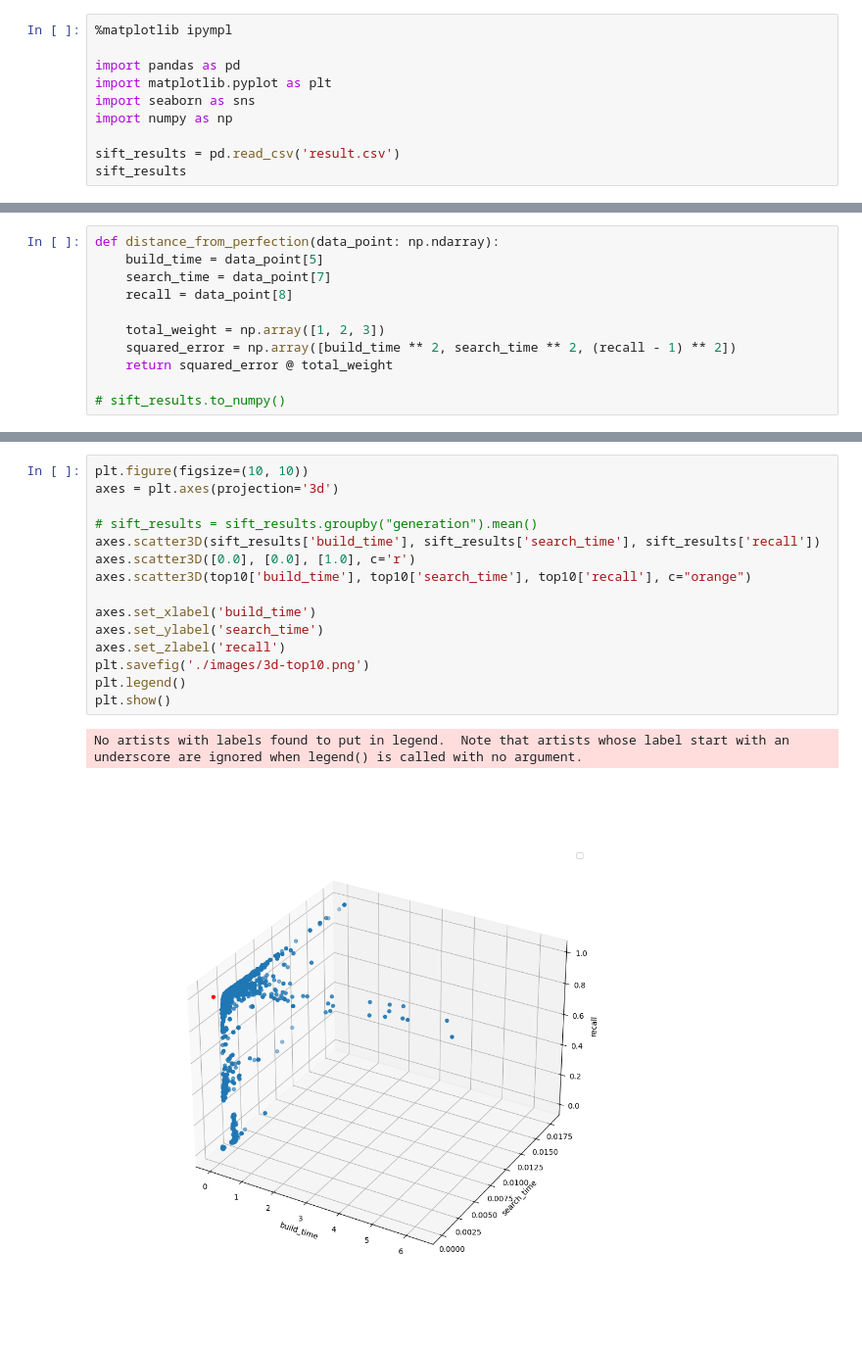
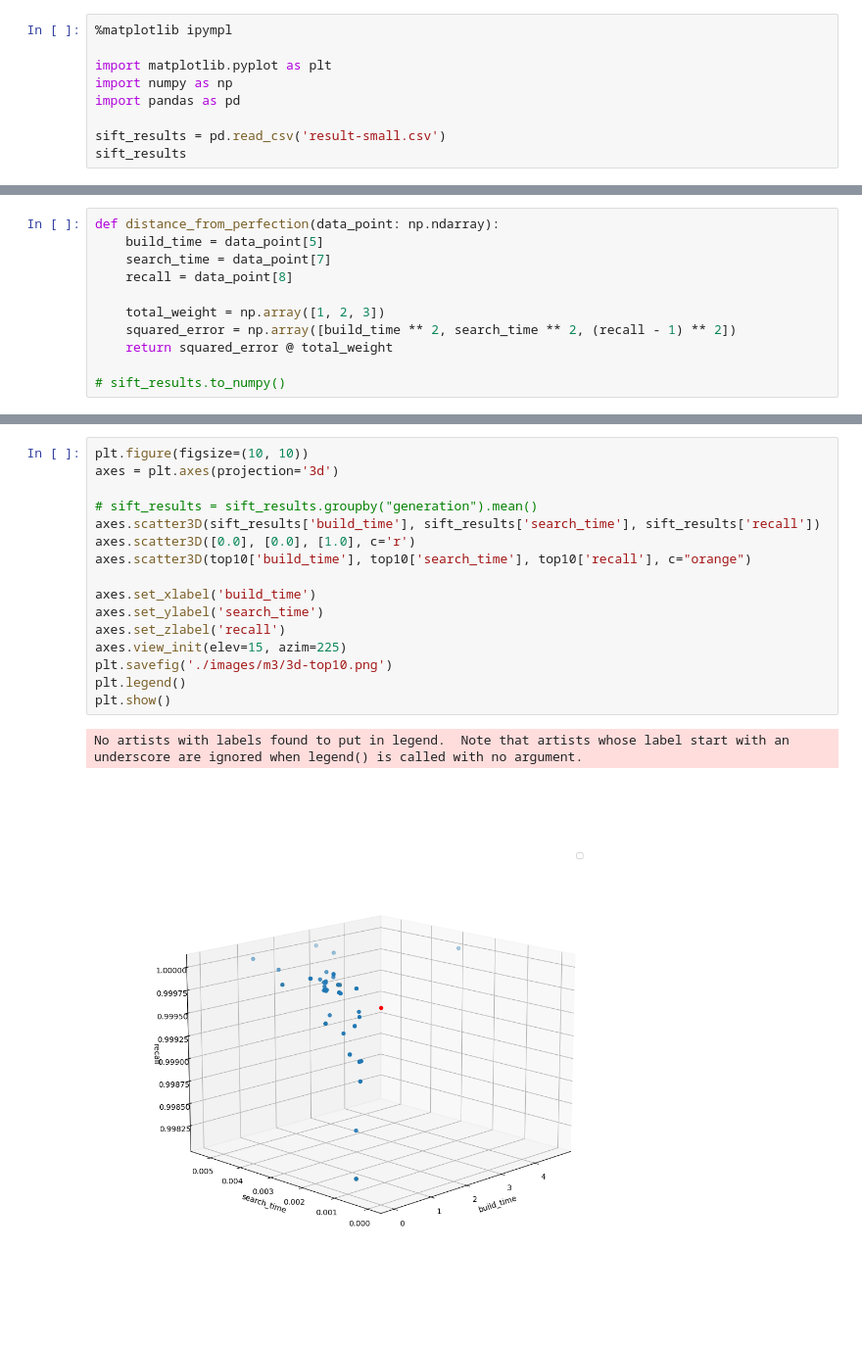
Before and after one commit to nngerncham/ma395_heuristic, a Jupyter notebook: project/algorithms/AnalysisPart1.ipynb, the cells around one changed output, grey strips where cells are left out. Shown at 98% size. Cells and saved outputs as stored; diff of their text form.

```diff
--- a/project/algorithms/AnalysisPart1.ipynb
+++ b/project/algorithms/AnalysisPart1.ipynb
@@ -1,11 +1,10 @@
 # %%
 %matplotlib ipympl
 
+import matplotlib.pyplot as plt
+import numpy as np
 import pandas as pd
-import matplotlib.pyplot as plt
-import seaborn as sns
-import numpy as np
 
-sift_results = pd.read_csv('result.csv')
+sift_results = pd.read_csv('result-small.csv')
 sift_results
 # %% [output]
@@ -78,18 +65,19 @@ top10
 # %%
 plt.figure(figsize=(10, 10))
 axes = plt.axes(projection='3d')
 
 # sift_results = sift_results.groupby("generation").mean()
 axes.scatter3D(sift_results['build_time'], sift_results['search_time'], sift_results['recall'])
 axes.scatter3D([0.0], [0.0], [1.0], c='r')
 axes.scatter3D(top10['build_time'], top10['search_time'], top10['recall'], c="orange")
 
 axes.set_xlabel('build_time')
 axes.set_ylabel('search_time')
 axes.set_zlabel('recall')
-plt.savefig('./images/3d-top10.png')
+axes.view_init(elev=15, azim=225)
+plt.savefig('./images/m3/3d-top10.png')
 plt.legend()
 plt.show()
 # %% [output]
 No artists with labels found to put in legend.  Note that artists whose label start with an underscore are ignored when legend() is called with no argument.
-[figure, old version]
+[figure, new version]
```
Also changed, not shown: parts of 6 cells of this notebook, 7 other files.
